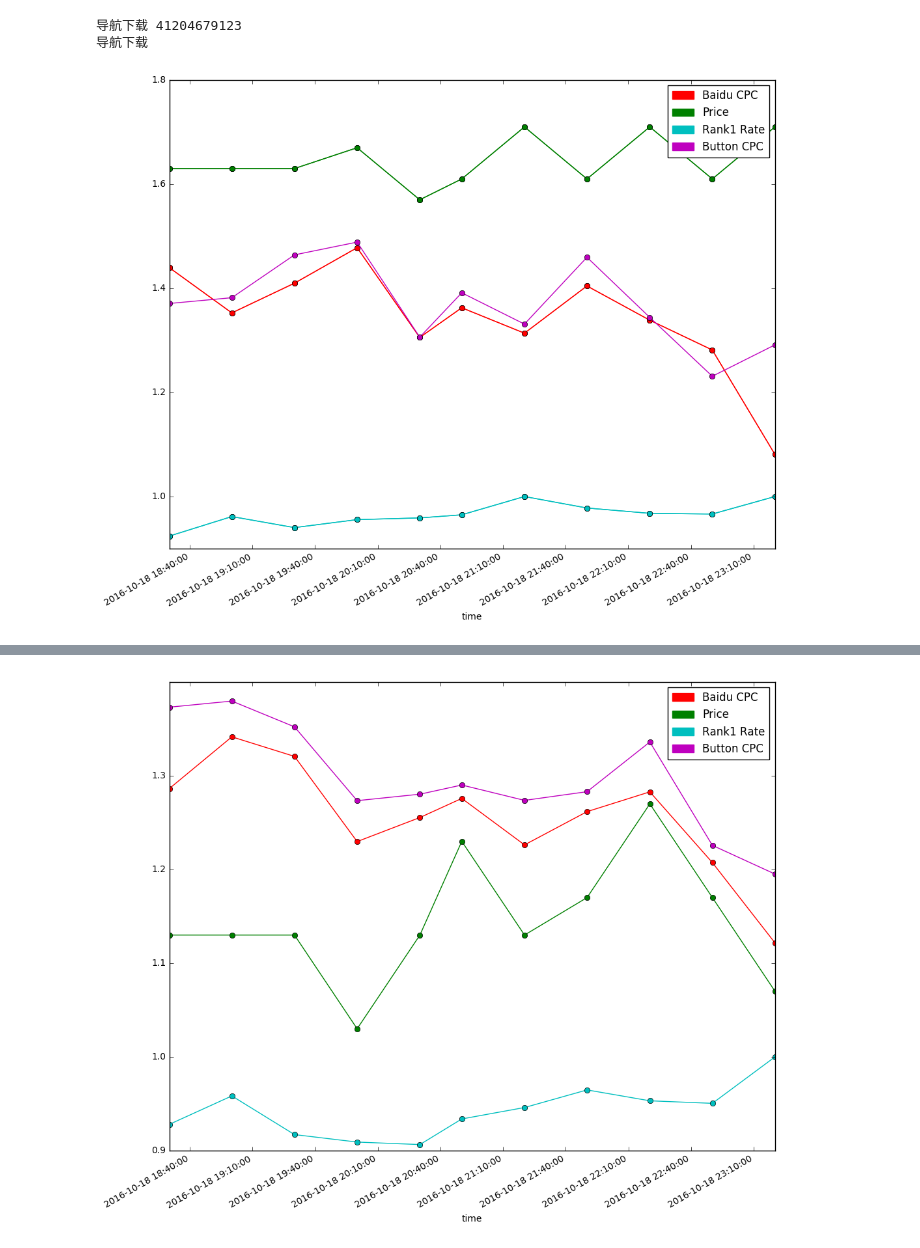
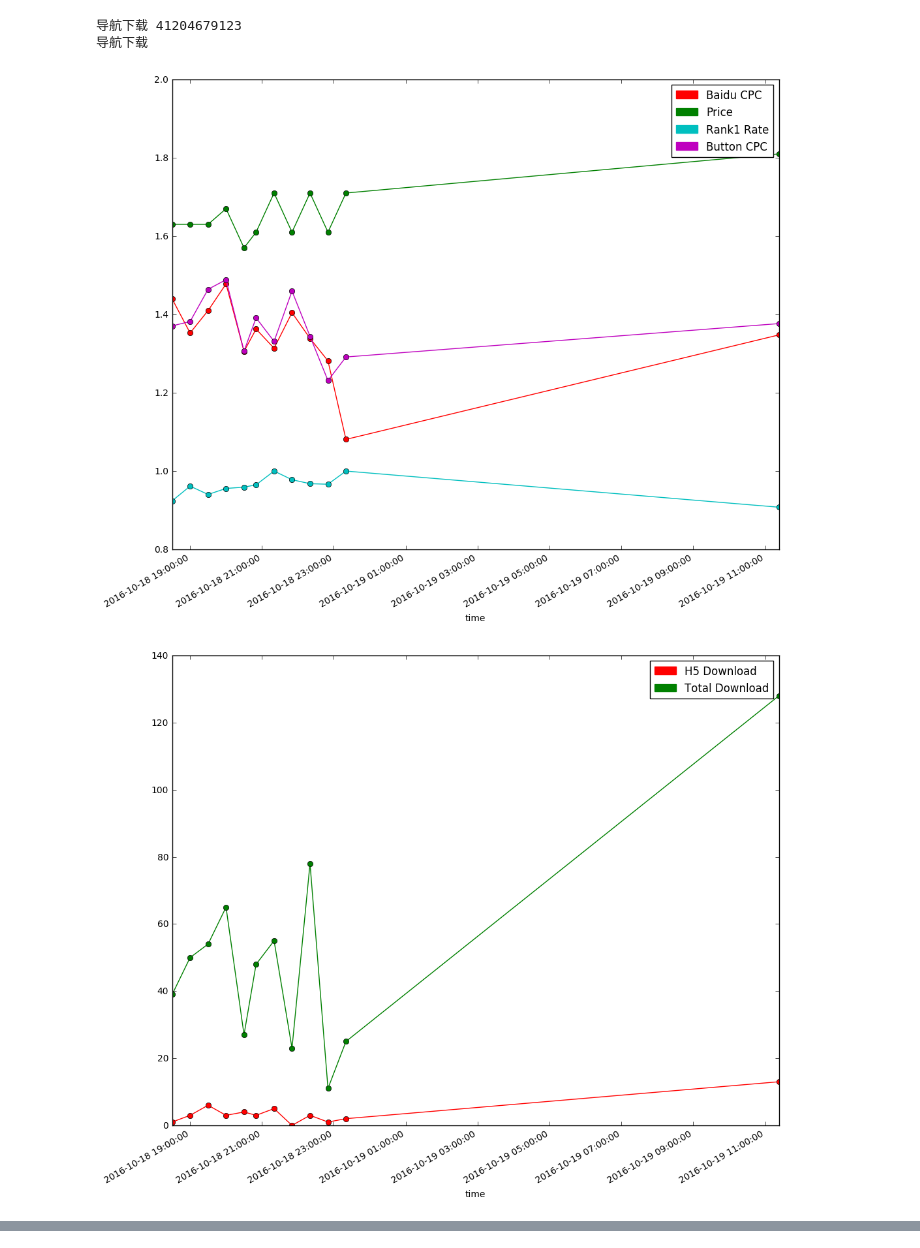
Before and after one commit to solaris-meng/moushi, a Jupyter notebook: ys_basic_grapth.ipynb, the cells around one changed output, grey strips where cells are left out. Cells and saved outputs as stored; diff of their text form; code cells hidden in the pictures.

Commit message:
add more line

```diff
--- a/ys_basic_grapth.ipynb
+++ b/ys_basic_grapth.ipynb
@@ -12,6 +12,14 @@ import matplotlib.pyplot as plt
 import matplotlib.patches as mpatches
 
 from pymongo import MongoClient
+
+#
+#  这个python程序的目的是：
+#      1.实时监控调价行为的效果
+#      2.查看历史数据（CPC，下载成本，排名，等等）
+#      3.导出MongoDB的数据为CSV格式，CSV文件作为训练的输入
+#
+#
 
 # 显示数据图
 SHOW = True
@@ -221,6 +229,9 @@ with MongoClient('mongodb://101.200.174.136:10222') as client:
         btn_avg_price = []
         hour_btn_click = []
 
+        dl_h5 =[]
+        dl_total = []
+
         hour =[]
         dates =[]
 
@@ -265,6 +276,10 @@ with MongoClient('mongodb://101.200.174.136:10222') as client:
             i_btn_cost= d_cur['btn_cost'] - d_pre['btn_cost']
             i_btn_cpc = i_btn_cost / i_btn_click if i_btn_click != 0 else 0
             i_btn_avg_price = d_cur['btn_avg_price']
+
+            # H5下载次数，来自落地页系统
+            i_h5_dl = d_cur['h5_dl'] - d_pre['h5_dl']
+            i_dl_total = i_h5_dl + i_btn_click
 
             # 如果按照该Range的状态，那么，算出每小时的量，便于比较，原因是，不是每次range的长度都正好是20分钟
             i_hour_baidu_click = (i_baidu_click * 60 ) / i_time_range
@@ -322,6 +337,9 @@ with MongoClient('mongodb://101.200.174.136:10222') as client:
                 btn_avg_price.append(i_btn_avg_price)
                 hour_btn_click.append(i_hour_btn_click)
 
+                dl_h5.append(i_h5_dl)
+                dl_total.append(i_dl_total)
+
                 hour.append(i_time_hour)
                 dates.append(d_pre['time_dt'])
 
@@ -345,39 +363,52 @@ with MongoClient('mongodb://101.200.174.136:10222') as client:
                 line3 = plt.plot(dates, rank1,'o-c')
                 line4 = plt.plot(dates, btn_cpc,'o-m')
 
+
                 plt.xlabel('time')
 
                 le1 = mpatches.Patch(color='red', label='Baidu CPC')
                 le2 = mpatches.Patch(color='green', label='Price')
                 le3 = mpatches.Patch(color='c', label='Rank1 Rate')
                 le4 = mpatches.Patch(color='m', label='Button CPC')
+
                 plt.legend(handles=[le1,le2,le3,le4])
 
                 plt.gcf().autofmt_xdate(bottom=0.1, rotation=30, ha='right')
                 plt.gcf().axes[0].xaxis.set_major_formatter(formatter)
 
+                plt.show()
+            if True:
+                line1 = plt.plot(dates, dl_h5,'o-r')
+                line2 = plt.plot(dates, dl_total,'o-g')
+
+                plt.xlabel('time')
+
+                le1 = mpatches.Patch(color='red', label='H5 Download')
+                le2 = mpatches.Patch(color='green', label='Total Download')
+
+                plt.legend(handles=[le1,le2])
+
+                plt.gcf().autofmt_xdate(bottom=0.1, rotation=30, ha='right')
+                plt.gcf().axes[0].xaxis.set_major_formatter(formatter)
 
                 plt.show()
-            if False:
-                plt.plot(hour, btn_avg_price,'or',hour, price,'og')
-                plt.xlabel('hour')
-                plt.ylabel('rank1_rate')
-                plt.show()
+
             if False:
                 plt.plot(rank1, cpc,'ob')
                 plt.xlabel('rank1_rate')
                 plt.ylabel('cpc')
                 plt.show()
             if False:
                 plt.plot(hour, cpc,'ob',hour, price,'og',hour, rank1,'or')
                 plt.xlabel('change')
                 #plt.ylabel('cpc')
                 plt.show()
         #break
         if SAVE_TO_CSV:
             csvfile.close()
         ### end for loop
 # %% [output]
 导航下载 41204679123
 导航下载
-[figure, old version]
+[figure, new version]
+[figure, new version]
@@ -386 +416,0 @@ with MongoClient('mongodb://101.200.174.136:10222') as client:
-[figure, old version]
```
Also changed, not shown: parts of 1 cell of this notebook.
